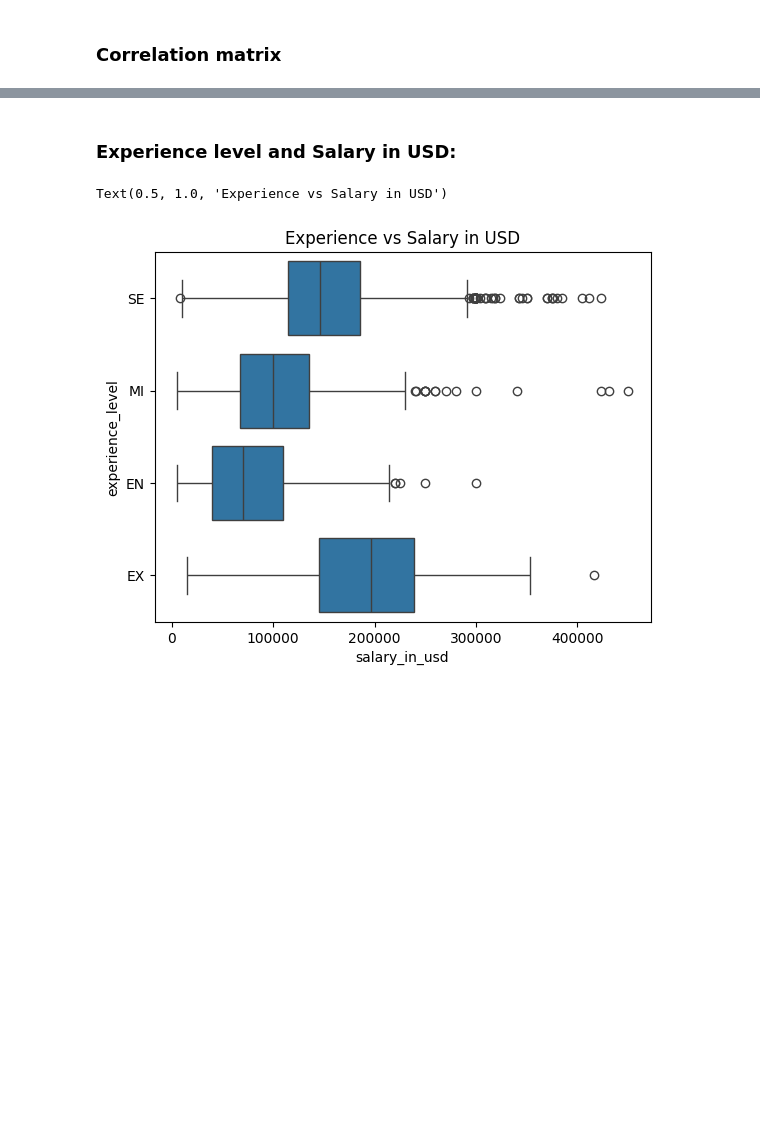
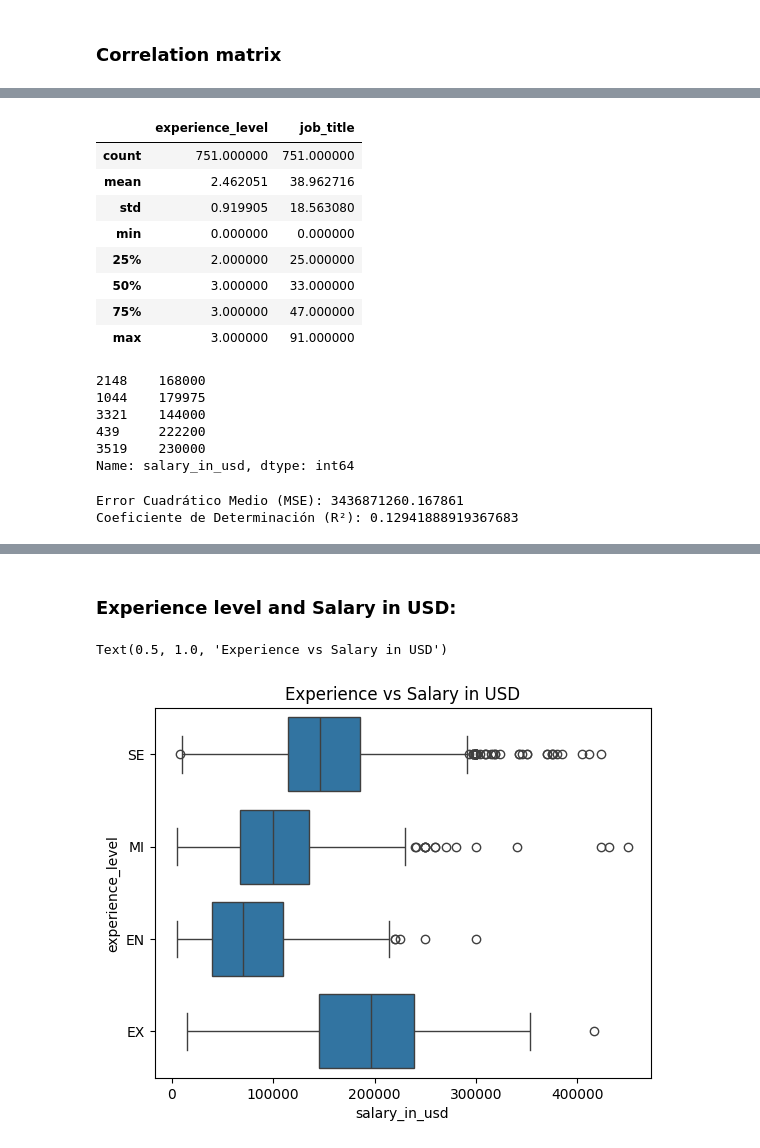
Before and after one commit to santiloc-hub/Data-Science-Salary-Analisis, a Jupyter notebook: Main.ipynb, the cells around one changed output, grey strips where cells are left out. Drawn from its saved outputs; the diff is of its cells as text; code cells hidden in the pictures; blank space fills up the shorter version.

```diff
--- a/Main.ipynb
+++ b/Main.ipynb
@@ -203,0 +225,32 @@ plt.show()
+# %%
+X_test.describe()
+# %% [output]
+|  | experience_level | job_title |
+| count | 751.000000 | 751.000000 |
+| mean | 2.462051 | 38.962716 |
+| std | 0.919905 | 18.563080 |
+| min | 0.000000 | 0.000000 |
+| 25% | 2.000000 | 25.000000 |
+| 50% | 3.000000 | 33.000000 |
+| 75% | 3.000000 | 47.000000 |
+| max | 3.000000 | 91.000000 |
+# %%
+y_test.head()
+# %% [output]
+2148    168000
+1044    179975
+3321    144000
+439     222200
+3519    230000
+Name: salary_in_usd, dtype: int64
+# %%
+y_pred = modelo.predict(X_test)
+
+mse = mean_squared_error(y_test, y_pred)
+r2 = r2_score(y_test, y_pred)
+
+print(f"Error Cuadrático Medio (MSE): {mse}")
+print(f"Coeficiente de Determinación (R²): {r2}")
+# %% [output]
+Error Cuadrático Medio (MSE): 3436871260.167861
+Coeficiente de Determinación (R²): 0.12941888919367683
```
Also changed, not shown: parts of 7 cells of this notebook.
